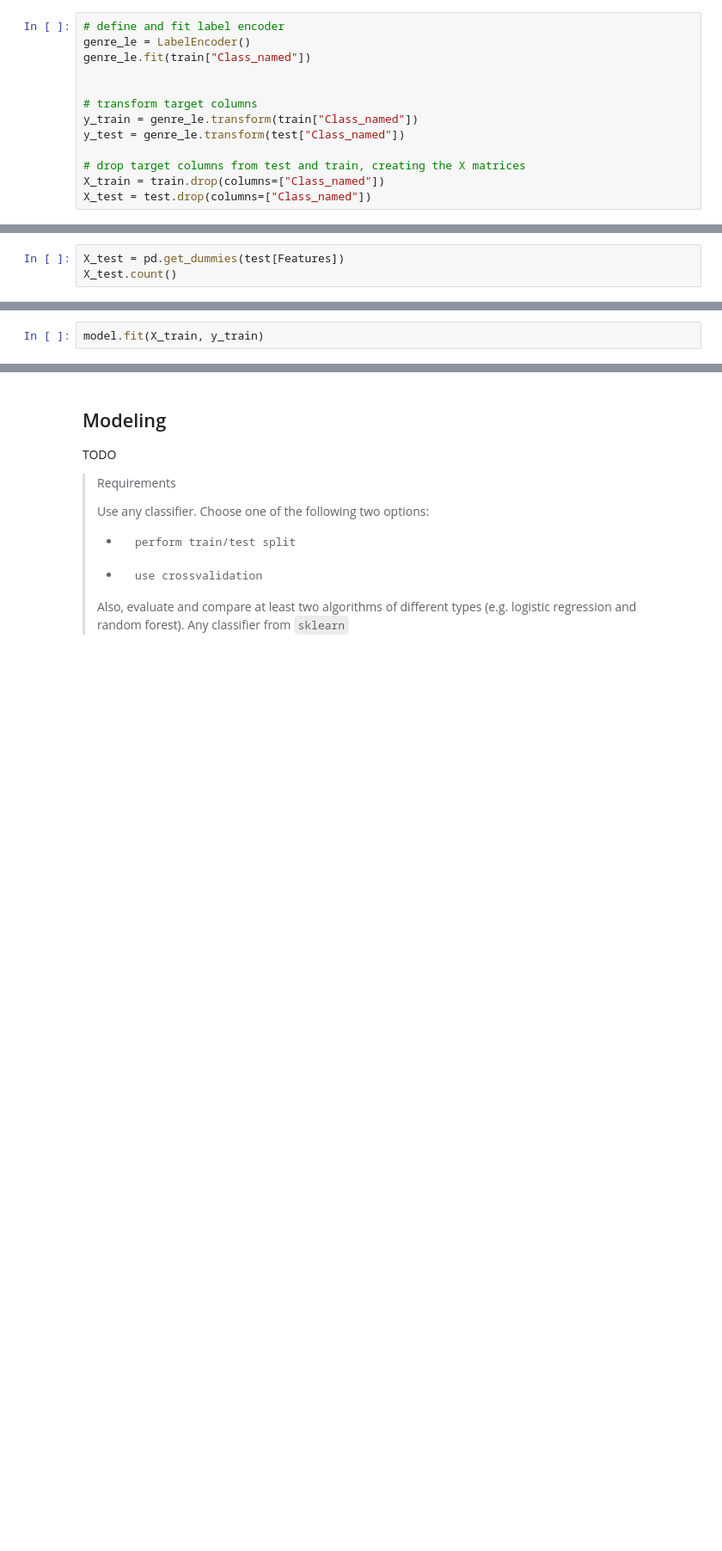
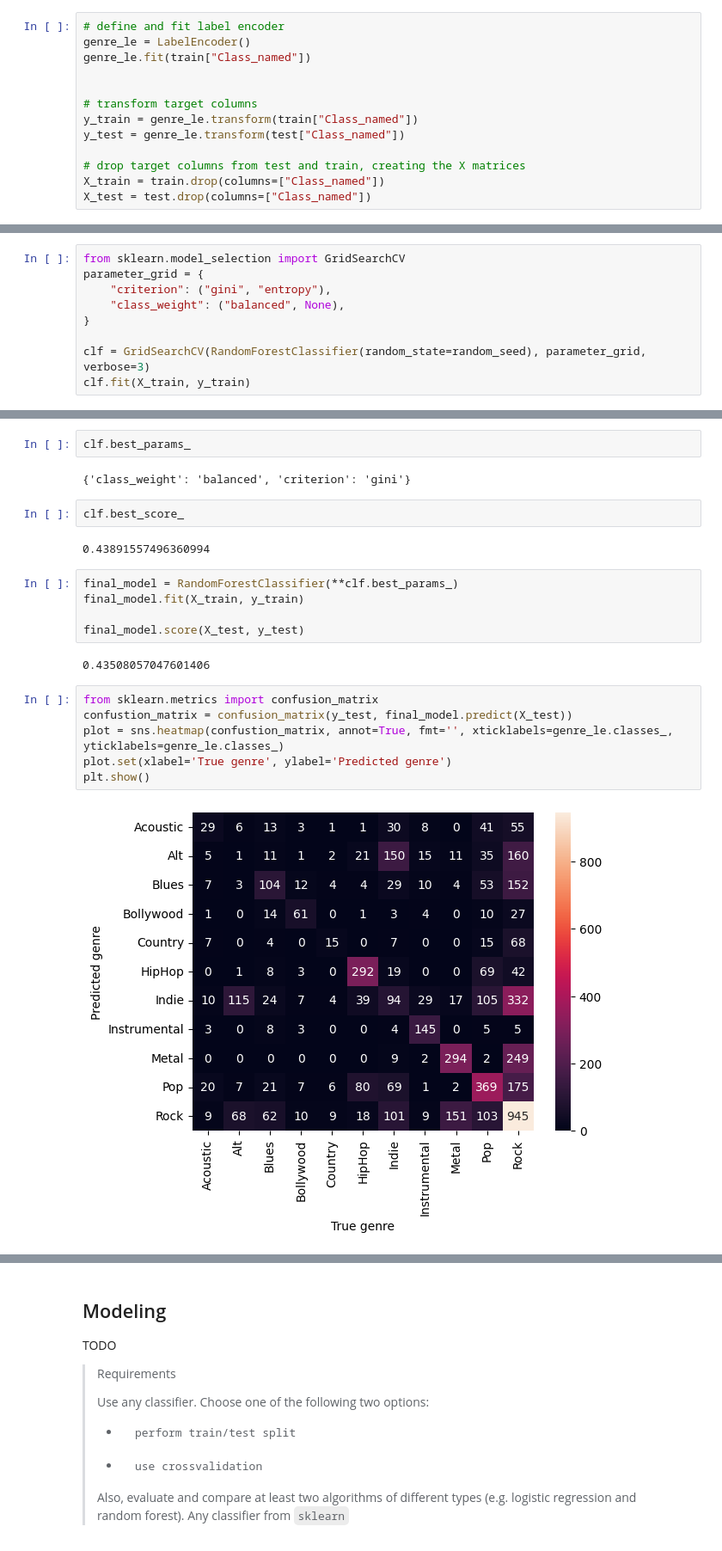
Before and after one commit to vitekzach/4iz565-music-genre-classification, a Jupyter notebook: music_genre_classification.ipynb, the cells around one changed output, grey strips where cells are left out. Shown at 86% size. Drawn from its saved outputs; the diff is of its cells as text; blank space fills up the shorter version.

```diff
--- a/music_genre_classification.ipynb
+++ b/music_genre_classification.ipynb
@@ -792,3 +607,0 @@ data_without_missing_and_redundant_values.head()
-# %%
-X_test = pd.get_dummies(test[Features])
-X_test.count()
@@ -801,2 +607,0 @@ model = LogisticRegression()
-# %%
-model.fit(X_train, y_train)
@@ -821,0 +636,9 @@ TODO remove instrumentalness
+# %%
+from sklearn.model_selection import GridSearchCV
+parameter_grid = {
+    "criterion": ("gini", "entropy"),
+    "class_weight": ("balanced", None),
+}
+
+clf = GridSearchCV(RandomForestClassifier(random_state=random_seed), parameter_grid, verbose=3)
+clf.fit(X_train, y_train)
@@ -821,0 +671,23 @@ TODO remove instrumentalness
+# %%
+clf.best_params_
+# %% [output]
+{'class_weight': 'balanced', 'criterion': 'gini'}
+# %%
+clf.best_score_
+# %% [output]
+0.43891557496360994
+# %%
+final_model = RandomForestClassifier(**clf.best_params_)
+final_model.fit(X_train, y_train)
+
+final_model.score(X_test, y_test)
+# %% [output]
+0.43508057047601406
+# %%
+from sklearn.metrics import confusion_matrix
+confustion_matrix = confusion_matrix(y_test, final_model.predict(X_test))
+plot = sns.heatmap(confustion_matrix, annot=True, fmt='', xticklabels=genre_le.classes_, yticklabels=genre_le.classes_)
+plot.set(xlabel='True genre', ylabel='Predicted genre')
+plt.show()
+# %% [output]
+[figure, added]
```
Also changed, not shown: parts of 68 cells of this notebook.
